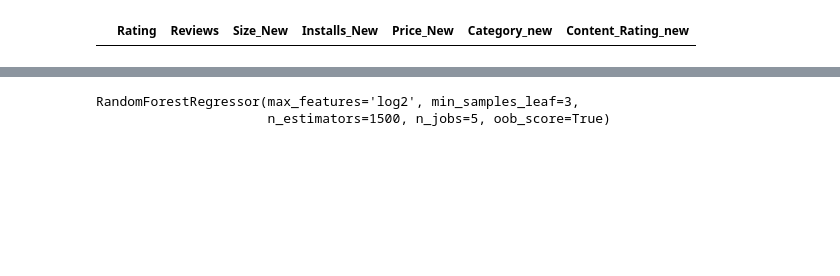
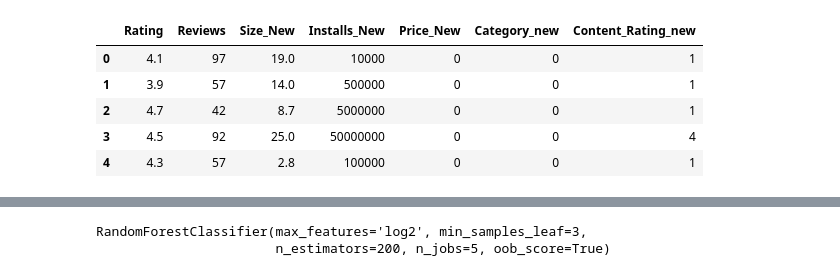
Before and after one commit to swatishayna/GooglePlayStoreAnalysisReport, a Jupyter notebook: notebooks/Transforming and Model Training.ipynb, the cells around one changed output, grey strips where cells are left out. Drawn from its saved outputs; the diff is of its cells as text; code cells hidden in the pictures; blank space fills up the shorter version.

```diff
--- a/notebooks/Transforming and Model Training.ipynb
+++ b/notebooks/Transforming and Model Training.ipynb
@@ -18,9 +18,14 @@ init_notebook_mode(connected=True)
 cf.go_offline()
 # %%
 data = pd.read_csv("D:\data science\ineuron\Project\Business Analytics\Data_given\gpsfinal.csv")
-data.head(0)
+data.head()
 # %% [output]
 |  | Rating | Reviews | Size_New | Installs_New | Price_New | Category_new | Content_Rating_new |
+| 0 | 4.1 | 97 | 19.0 | 10000 | 0 | 0 | 1 |
+| 1 | 3.9 | 57 | 14.0 | 500000 | 0 | 0 | 1 |
+| 2 | 4.7 | 42 | 8.7 | 5000000 | 0 | 0 | 1 |
+| 3 | 4.5 | 92 | 25.0 | 50000000 | 0 | 0 | 4 |
+| 4 | 4.3 | 57 | 2.8 | 100000 | 0 | 0 | 1 |
 # %%
 px.box(data, y = 'Size_New')
 # %% [output]
@@ -36,7 +41,7 @@ data = data[data['Installs_New']<=1000000]
 # %%
 ### Model Training#####
 X = data.drop(columns = ['Rating'])
-Y = data['Rating']
+Y = data['Rating']>4.2
 train_X, test_X, train_y, test_y = train_test_split(X, Y, test_size=.15 , random_state=45)
 
 
@@ -50,12 +55,13 @@ test_X = scaler.transform(test_X)
 
 param_grid = {'n_estimators':[100,200,400,500,800,1000,1500],
               'min_samples_leaf':[1,2,3],
-              'max_features' : ["auto", "sqrt", "log2"]
+              'max_features' : ["auto", "sqrt", "log2"],
+              'criterion':['gini','entropy']
              }
-rfr = RandomForestRegressor(oob_score =True, n_jobs=5)
+rfr = RandomForestClassifier(oob_score =True, n_jobs=5)
 rfr_grid = GridSearchCV(rfr, cv = 5, param_grid=param_grid)
 rfr_grid.fit(train_X,train_y)
 rfr_grid.best_estimator_
 # %% [output]
-RandomForestRegressor(max_features='log2', min_samples_leaf=3,
-                      n_estimators=1500, n_jobs=5, oob_score=True)
+RandomForestClassifier(max_features='log2', min_samples_leaf=3,
+                       n_estimators=200, n_jobs=5, oob_score=True)
```
Also changed, not shown: parts of 7 cells of this notebook.
